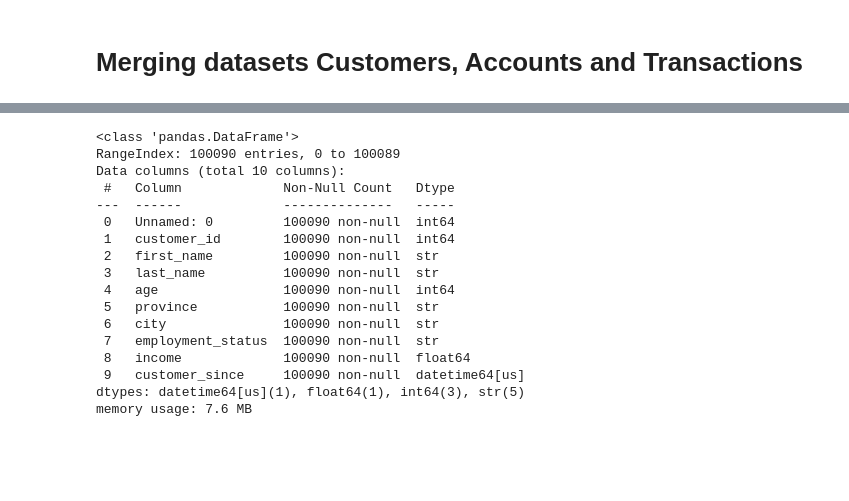
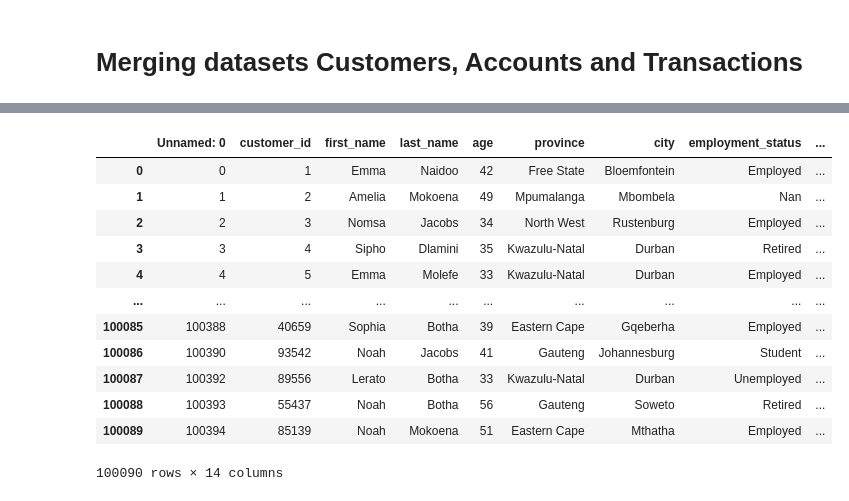
Before and after one commit to akonamajongile-a11y/bankguard, a Jupyter notebook: CleaningCustomers.ipynb, the cells around one changed output, grey strips where cells are left out. Cells and saved outputs as stored; diff of their text form; code cells hidden in the pictures; blank space fills up the shorter version.

Commit message:
3 customer engeneering features

```diff
--- a/CleaningCustomers.ipynb
+++ b/CleaningCustomers.ipynb
@@ -894,21 +677,25 @@ memory usage: 77.3 MB
 # %%
-customers.info()
+# Extracts the year, month, day, and weekday from customer_since into separate columns.
+customers = customers.assign(
+    Start_Year=customers['customer_since'].dt.year,
+    Start_Month=customers['customer_since'].dt.month,
+    Start_Day=customers['customer_since'].dt.day,
+    Weekday=customers['customer_since'].dt.weekday
+)
+
+customers
 # %% [output]
+|  | Unnamed: 0 | customer_id | first_name | last_name | age | province | city | employment_status | ... |
+| 0 | 0 | 1 | Emma | Naidoo | 42 | Free State | Bloemfontein | Employed | ... |
+| 1 | 1 | 2 | Amelia | Mokoena | 49 | Mpumalanga | Mbombela | Nan | ... |
+| 2 | 2 | 3 | Nomsa | Jacobs | 34 | North West | Rustenburg | Employed | ... |
+| 3 | 3 | 4 | Sipho | Dlamini | 35 | Kwazulu-Natal | Durban | Retired | ... |
+| 4 | 4 | 5 | Emma | Molefe | 33 | Kwazulu-Natal | Durban | Employed | ... |
+| ... | ... | ... | ... | ... | ... | ... | ... | ... | ... |
+| 100085 | 100388 | 40659 | Sophia | Botha | 39 | Eastern Cape | Gqeberha | Employed | ... |
+| 100086 | 100390 | 93542 | Noah | Jacobs | 41 | Gauteng | Johannesburg | Student | ... |
+| 100087 | 100392 | 89556 | Lerato | Botha | 33 | Kwazulu-Natal | Durban | Unemployed | ... |
+| 100088 | 100393 | 55437 | Noah | Botha | 56 | Gauteng | Soweto | Retired | ... |
+| 100089 | 100394 | 85139 | Noah | Mokoena | 51 | Eastern Cape | Mthatha | Employed | ... |
-<class 'pandas.DataFrame'>
-RangeIndex: 100090 entries, 0 to 100089
-Data columns (total 10 columns):
- #   Column             Non-Null Count   Dtype
----  ------             --------------   -----
- 0   Unnamed: 0         100090 non-null  int64
- 1   customer_id        100090 non-null  int64
- 2   first_name         100090 non-null  str
- 3   last_name          100090 non-null  str
- 4   age                100090 non-null  int64
- 5   province           100090 non-null  str
- 6   city               100090 non-null  str
- 7   employment_status  100090 non-null  str
- 8   income             100090 non-null  float64
- 9   customer_since     100090 non-null  datetime64[us]
-dtypes: datetime64[us](1), float64(1), int64(3), str(5)
-memory usage: 7.6 MB
+100090 rows × 14 columns
 # %%
```
Also changed, not shown: parts of 32 cells of this notebook, 4 other files.
